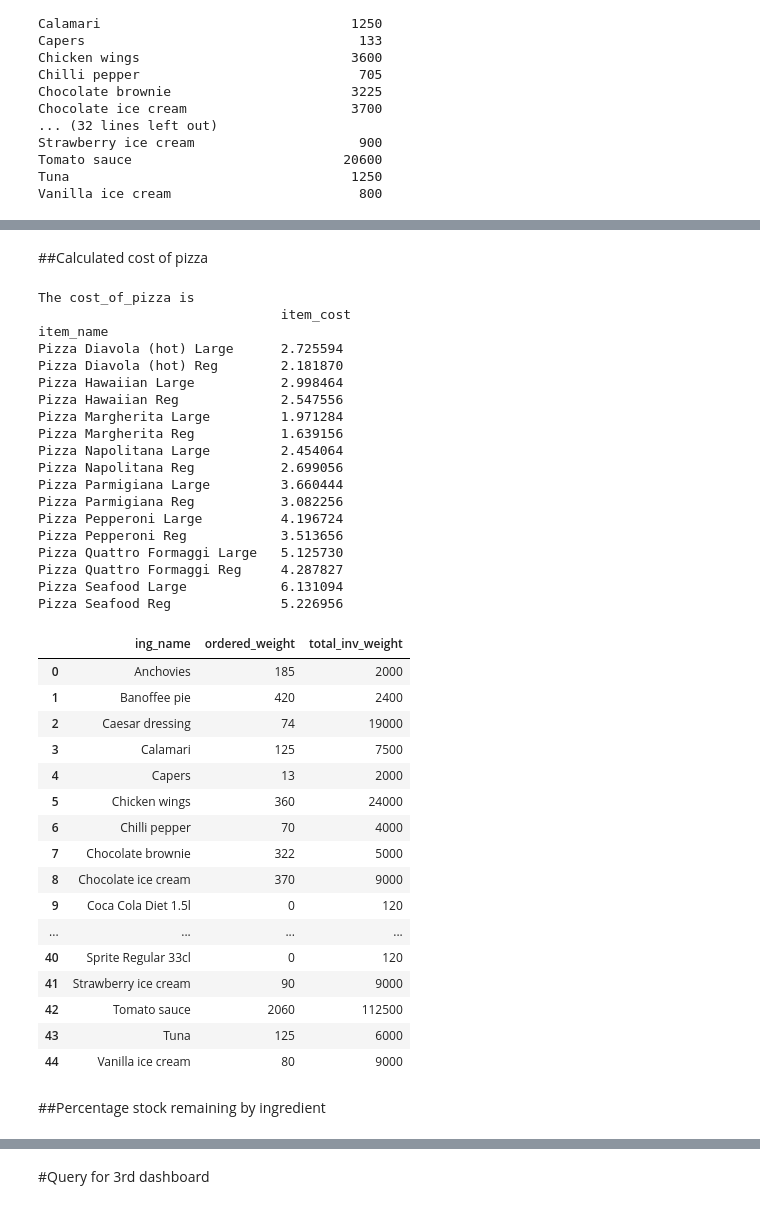
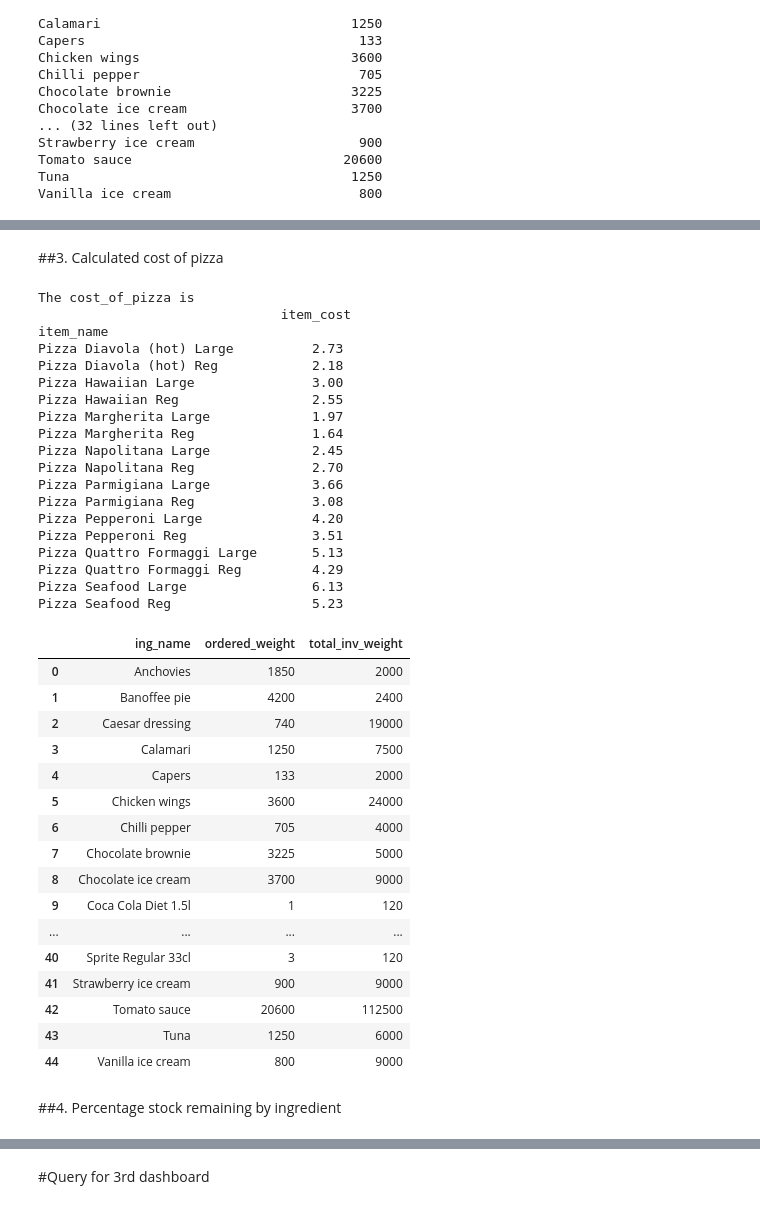
Before and after one commit to popo169/Portfolio-Project, a Jupyter notebook: Pizza project.ipynb, the cells around one changed output, grey strips where cells are left out. Saved outputs shown, nothing was run; the diff lists cells and outputs as text; code cells hidden in the pictures.

Commit message:
update pizza project notebook

```diff
--- a/Pizza project.ipynb
+++ b/Pizza project.ipynb
@@ -411,70 +432,70 @@ Vanilla ice cream                 2.746667
 # %% [markdown]
-##Calculated cost of pizza
+##3. Calculated cost of pizza
 # %%
 cost_of_pizza=result2.groupby('item_name')[['item_cost']].sum()
 filt=(cost_of_pizza.index.str.contains("Pizza"))
-print(f'The cost_of_pizza is\n',cost_of_pizza[filt])
+print(f'The cost_of_pizza is\n',cost_of_pizza[filt].round(2))
 # %% [output]
 The cost_of_pizza is
                                item_cost
 item_name
-Pizza Diavola (hot) Large      2.725594
-Pizza Diavola (hot) Reg        2.181870
-Pizza Hawaiian Large           2.998464
-Pizza Hawaiian Reg             2.547556
-Pizza Margherita Large         1.971284
-Pizza Margherita Reg           1.639156
-Pizza Napolitana Large         2.454064
-Pizza Napolitana Reg           2.699056
-Pizza Parmigiana Large         3.660444
-Pizza Parmigiana Reg           3.082256
-Pizza Pepperoni Large          4.196724
-Pizza Pepperoni Reg            3.513656
-Pizza Quattro Formaggi Large   5.125730
-Pizza Quattro Formaggi Reg     4.287827
-Pizza Seafood Large            6.131094
-Pizza Seafood Reg              5.226956
+Pizza Diavola (hot) Large          2.73
+Pizza Diavola (hot) Reg            2.18
+Pizza Hawaiian Large               3.00
+Pizza Hawaiian Reg                 2.55
+Pizza Margherita Large             1.97
+Pizza Margherita Reg               1.64
+Pizza Napolitana Large             2.45
+Pizza Napolitana Reg               2.70
+Pizza Parmigiana Large             3.66
+Pizza Parmigiana Reg               3.08
+Pizza Pepperoni Large              4.20
+Pizza Pepperoni Reg                3.51
+Pizza Quattro Formaggi Large       5.13
+Pizza Quattro Formaggi Reg         4.29
+Pizza Seafood Large                6.13
+Pizza Seafood Reg                  5.23
 # %%
 # use previous query for following questions
 pd_to_sqlDB(result2,"result2","pizza_db")
 
 # query to answer remaining question in dashboard2
 query="""
 SELECT
   sub2.ing_name,
   sub2.ordered_weight,
-  ing.ing_weight*inv.quantity AS total_inv_weight
+  (ing.ing_weight*inv.quantity) AS total_inv_weight
 FROM
   (SELECT
     ing_id,
     ing_name,
-    SUM(quantity_required)/10 AS ordered_weight
+    SUM(quantity_required) AS ordered_weight
   FROM result2
   GROUP BY
   ing_name, ing_id) sub2
-LEFT JOIN inventory inv ON inv.item_id=sub2.ing_id
+LEFT JOIN inventory inv ON inv.item_id = sub2.ing_id
 LEFT JOIN ingredient ing ON ing.ing_id = sub2.ing_id;
 """
 result3=sql_query_to_pd(query,"pizza_db")
 result3
 # %% [output]
 |  | ing_name | ordered_weight | total_inv_weight |
-| 0 | Anchovies | 185 | 2000 |
-| 1 | Banoffee pie | 420 | 2400 |
-| 2 | Caesar dressing | 74 | 19000 |
-| 3 | Calamari | 125 | 7500 |
-| 4 | Capers | 13 | 2000 |
-| 5 | Chicken wings | 360 | 24000 |
-| 6 | Chilli pepper | 70 | 4000 |
-| 7 | Chocolate brownie | 322 | 5000 |
-| 8 | Chocolate ice cream | 370 | 9000 |
-| 9 | Coca Cola Diet 1.5l | 0 | 120 |
+| 0 | Anchovies | 1850 | 2000 |
+| 1 | Banoffee pie | 4200 | 2400 |
+| 2 | Caesar dressing | 740 | 19000 |
+| 3 | Calamari | 1250 | 7500 |
+| 4 | Capers | 133 | 2000 |
+| 5 | Chicken wings | 3600 | 24000 |
+| 6 | Chilli pepper | 705 | 4000 |
+| 7 | Chocolate brownie | 3225 | 5000 |
+| 8 | Chocolate ice cream | 3700 | 9000 |
+| 9 | Coca Cola Diet 1.5l | 1 | 120 |
 | ... | ... | ... | ... |
-| 40 | Sprite Regular 33cl | 0 | 120 |
-| 41 | Strawberry ice cream | 90 | 9000 |
-| 42 | Tomato sauce | 2060 | 112500 |
-| 43 | Tuna | 125 | 6000 |
-| 44 | Vanilla ice cream | 80 | 9000 |
+| 40 | Sprite Regular 33cl | 3 | 120 |
+| 41 | Strawberry ice cream | 900 | 9000 |
+| 42 | Tomato sauce | 20600 | 112500 |
+| 43 | Tuna | 1250 | 6000 |
+| 44 | Vanilla ice cream | 800 | 9000 |
 # %% [markdown]
-##Percentage stock remaining by ingredient
+##4. Percentage stock remaining by ingredient
 # %%
```
Also changed, not shown: parts of 20 cells of this notebook.
